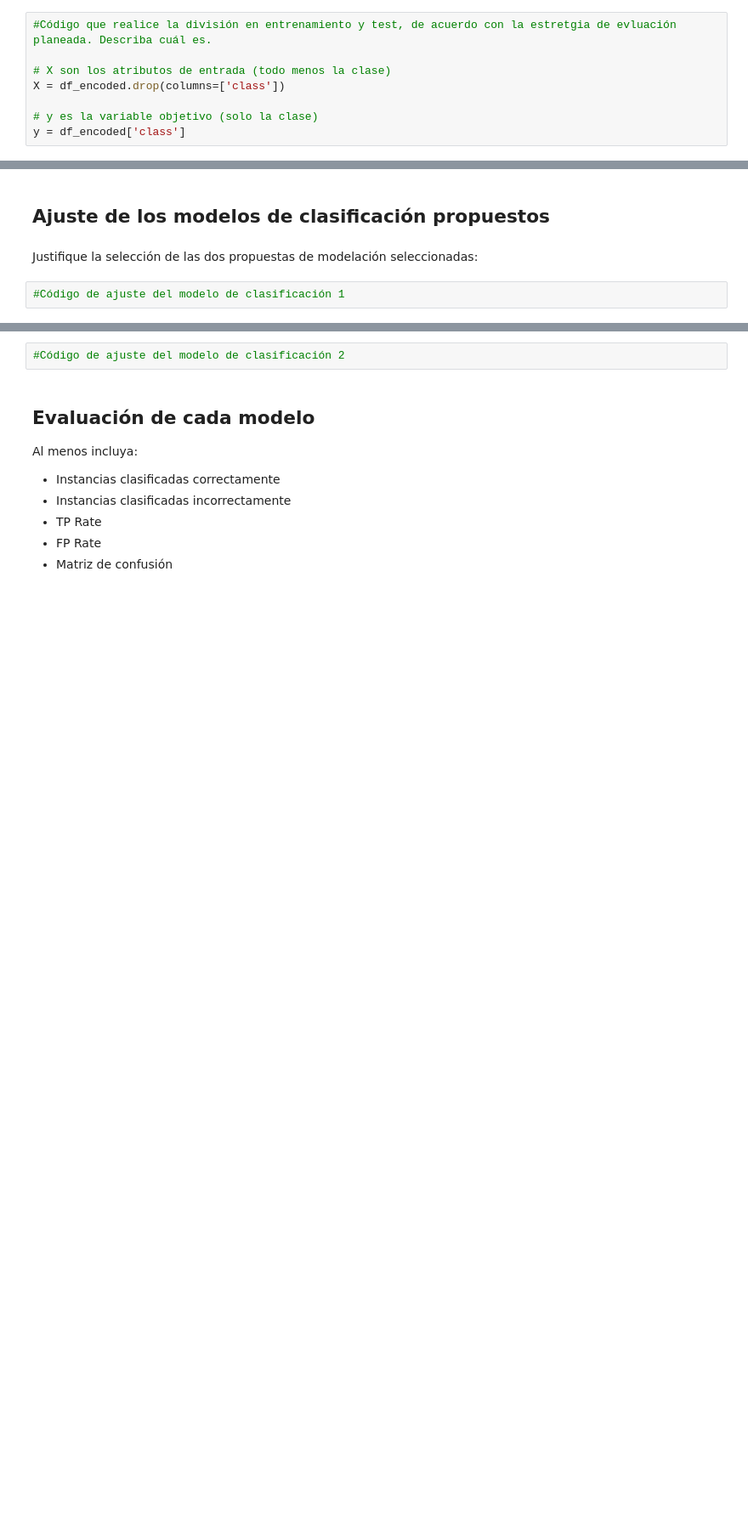
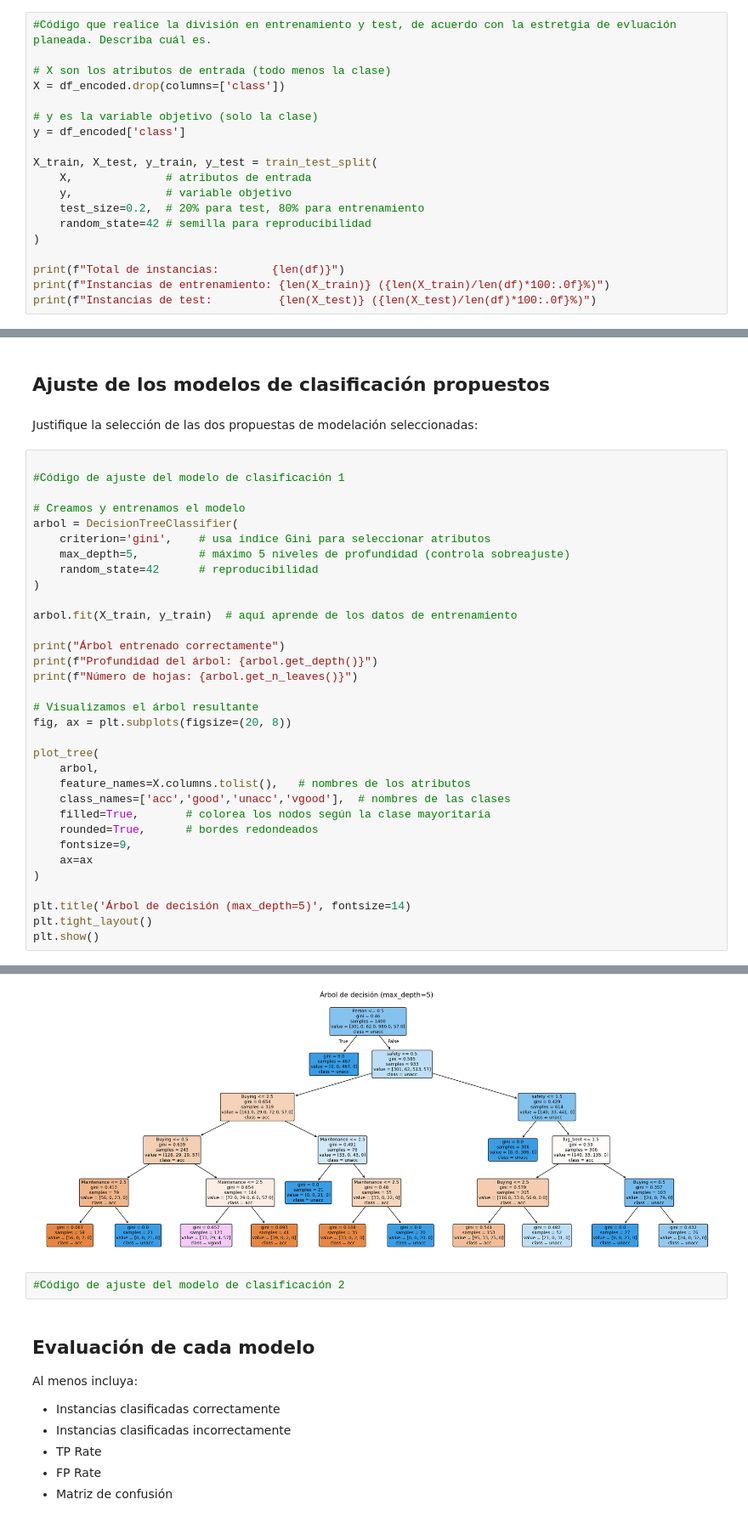
Before and after one commit to Nicolas0611/decision-tree-py, a Jupyter notebook: MUAVDM_TIA_Actividad 1_NotebookBase.ipynb, the cells around one changed output, grey strips where cells are left out. Shown at 85% size. Saved outputs shown, nothing was run; the diff lists cells and outputs as text; blank space fills up the shorter version.

Commit message:
Update notebook with new execution counts, added tree plotting functionality, and improved output details for training and test instances.

```diff
--- a/MUAVDM_TIA_Actividad 1_NotebookBase.ipynb
+++ b/MUAVDM_TIA_Actividad 1_NotebookBase.ipynb
@@ -286,4 +286,15 @@ X = df_encoded.drop(columns=['class'])
 
 # y es la variable objetivo (solo la clase)
 y = df_encoded['class']
+
+X_train, X_test, y_train, y_test = train_test_split(
+    X,              # atributos de entrada
+    y,              # variable objetivo
+    test_size=0.2,  # 20% para test, 80% para entrenamiento
+    random_state=42 # semilla para reproducibilidad
+)
+
+print(f"Total de instancias:        {len(df)}")
+print(f"Instancias de entrenamiento: {len(X_train)} ({len(X_train)/len(df)*100:.0f}%)")
+print(f"Instancias de test:          {len(X_test)} ({len(X_test)/len(df)*100:.0f}%)")
 # %% [output]
@@ -307,4 +306,36 @@ Forma de y: (1750,)
 # %% [markdown]
 Justifique la selección de las dos propuestas de modelación seleccionadas:
 # %%
+
 #Código de ajuste del modelo de clasificación 1
+
+# Creamos y entrenamos el modelo
+arbol = DecisionTreeClassifier(
+    criterion='gini',    # usa índice Gini para seleccionar atributos
+    max_depth=5,         # máximo 5 niveles de profundidad (controla sobreajuste)
+    random_state=42      # reproducibilidad
+)
+
+arbol.fit(X_train, y_train)  # aquí aprende de los datos de entrenamiento
+
+print("Árbol entrenado correctamente")
+print(f"Profundidad del árbol: {arbol.get_depth()}")
+print(f"Número de hojas: {arbol.get_n_leaves()}")
+
+# Visualizamos el árbol resultante
+fig, ax = plt.subplots(figsize=(20, 8))
+
+plot_tree(
+    arbol,
+    feature_names=X.columns.tolist(),   # nombres de los atributos
+    class_names=['acc','good','unacc','vgood'],  # nombres de las clases
+    filled=True,       # colorea los nodos según la clase mayoritaria
+    rounded=True,      # bordes redondeados
+    fontsize=9,
+    ax=ax
+)
+
+plt.title('Árbol de decisión (max_depth=5)', fontsize=14)
+plt.tight_layout()
+plt.show()
+# %% [output]
@@ -311,3 +345,4 @@ Justifique la selección de las dos propuestas de modelación seleccionadas:
+[figure, added]
 # %%
 #Código de ajuste del modelo de clasificación 2
 # %% [markdown]
```
Also changed, not shown: parts of 3 cells of this notebook.
